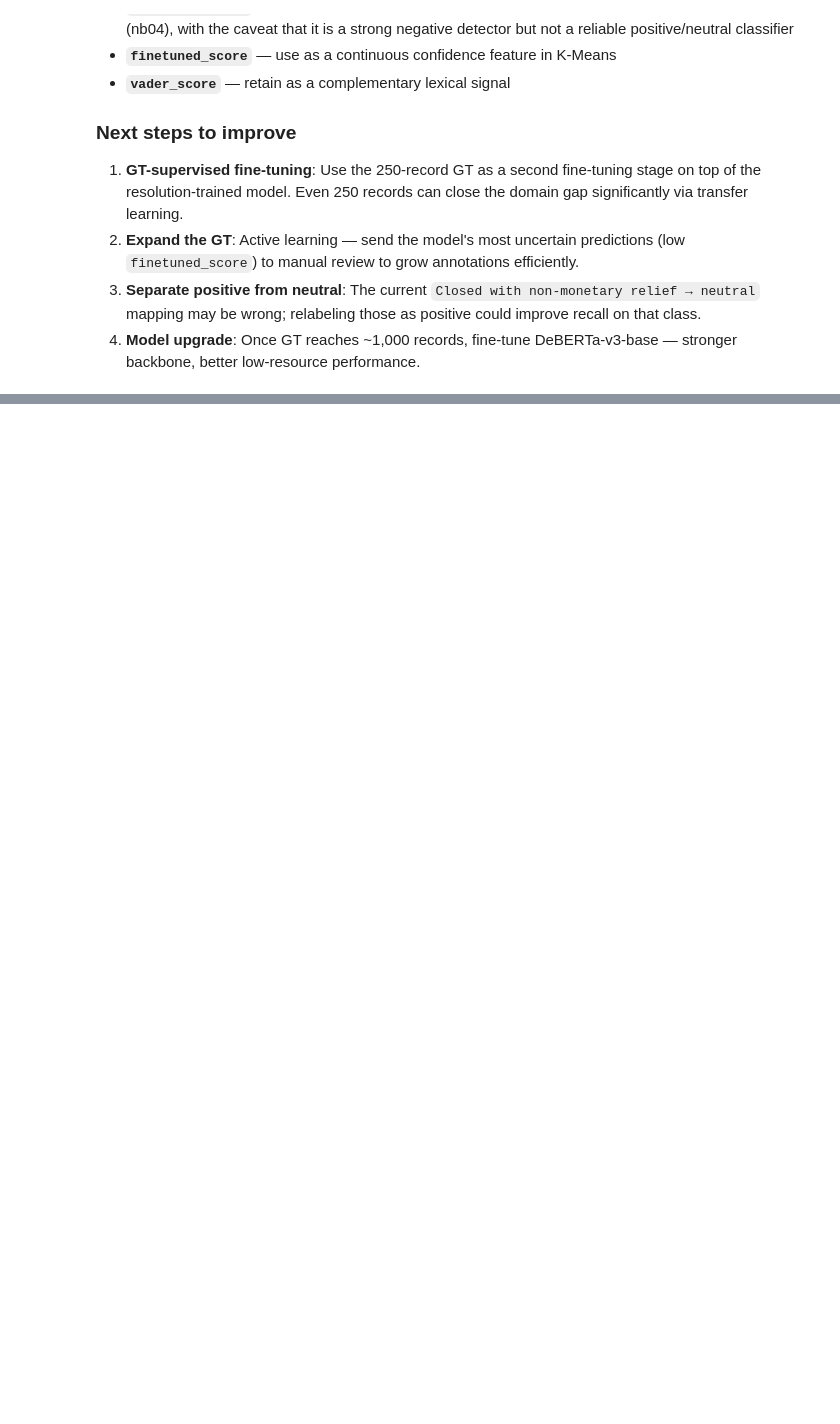
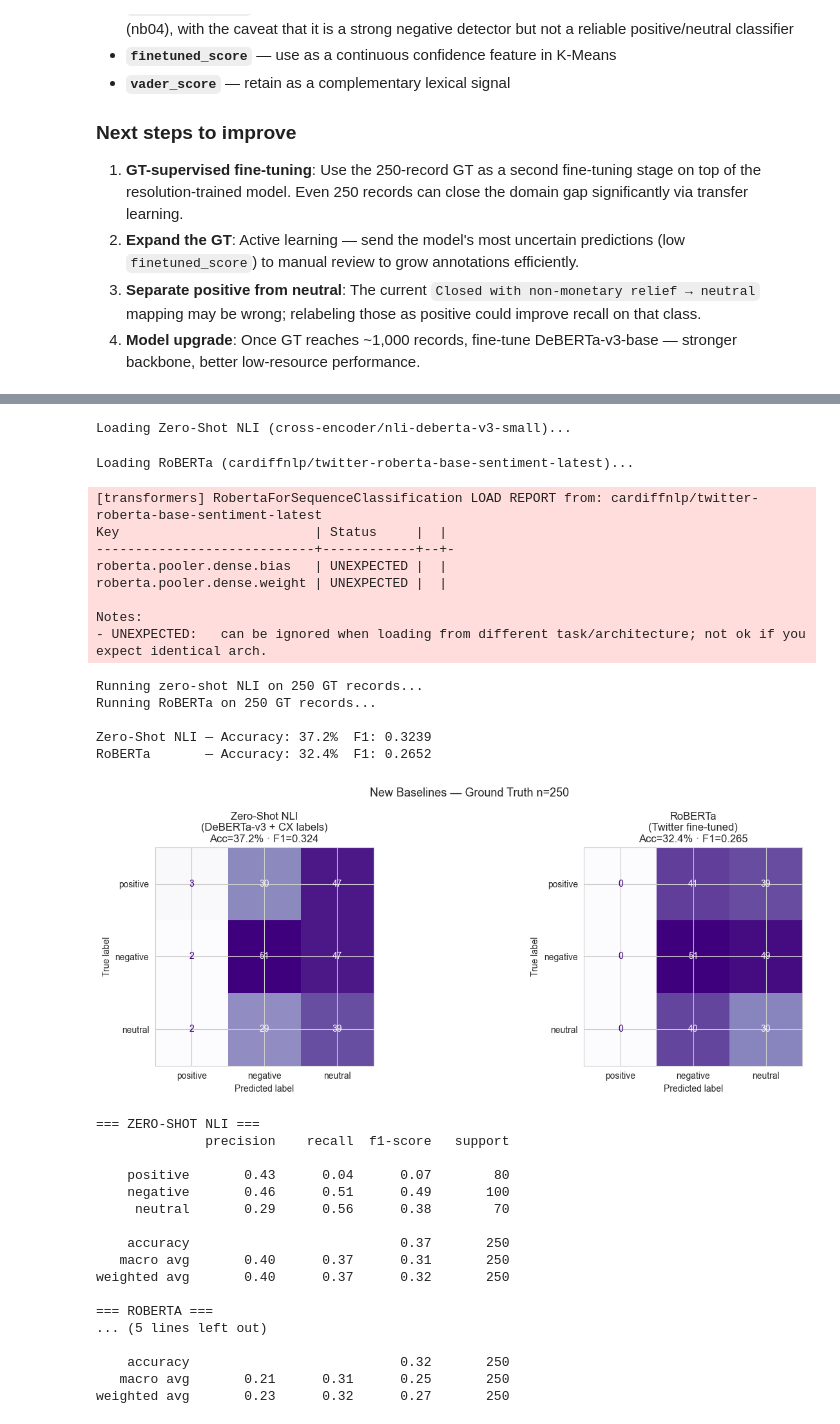
Before and after one commit to nicolaszuleta95/cx-intelligence-nps, a Jupyter notebook: notebooks/02_sentiment_pipeline.ipynb, the cells around one changed output, grey strips where cells are left out. Saved outputs shown, nothing was run; the diff lists cells and outputs as text; code cells hidden in the pictures; blank space fills up the shorter version.

Commit message:
trying different models and approaches

```diff
--- a/notebooks/02_sentiment_pipeline.ipynb
+++ b/notebooks/02_sentiment_pipeline.ipynb
@@ -839,0 +837,76 @@ The model trained on a proxy label (`company_response_to_consumer`) that correla
+# %%
+
+# §12.1 — Evaluate Zero-Shot NLI and RoBERTa on the 250-record GT
+# Both models are already implemented in src/sentiment.py but were never benchmarked.
+
+print("Loading Zero-Shot NLI (cross-encoder/nli-deberta-v3-small)...")
+zeroshot_pipe = SentimentPipeline(method="zeroshot")
+
+print("Loading RoBERTa (cardiffnlp/twitter-roberta-base-sentiment-latest)...")
+roberta_pipe = SentimentPipeline(method="roberta")
+
+print("\nRunning zero-shot NLI on 250 GT records...")
+zeroshot_preds = [zeroshot_pipe.analyze(t)["label"] for t in texts_gt]
+zeroshot_acc   = accuracy_score(true_labels, zeroshot_preds)
+zeroshot_f1    = f1_score(true_labels, zeroshot_preds, labels=LABEL_ORDER, average="weighted", zero_division=0)
+zeroshot_cm    = confusion_matrix(true_labels, zeroshot_preds, labels=LABEL_ORDER)
+
+print("Running RoBERTa on 250 GT records...")
+roberta_preds = [roberta_pipe.analyze(t)["label"] for t in texts_gt]
+roberta_acc   = accuracy_score(true_labels, roberta_preds)
+roberta_f1    = f1_score(true_labels, roberta_preds, labels=LABEL_ORDER, average="weighted", zero_division=0)
+roberta_cm    = confusion_matrix(true_labels, roberta_preds, labels=LABEL_ORDER)
+
+print(f"\nZero-Shot NLI — Accuracy: {zeroshot_acc*100:.1f}%  F1: {zeroshot_f1:.4f}")
+print(f"RoBERTa       — Accuracy: {roberta_acc*100:.1f}%  F1: {roberta_f1:.4f}")
+
+fig, axes = plt.subplots(1, 2, figsize=(14, 5))
+for ax, (name, cm, acc, f1) in zip(axes, [
+    ("Zero-Shot NLI\n(DeBERTa-v3 + CX labels)", zeroshot_cm, zeroshot_acc, zeroshot_f1),
+    ("RoBERTa\n(Twitter fine-tuned)",            roberta_cm,  roberta_acc,  roberta_f1),
+]):
+    ConfusionMatrixDisplay(confusion_matrix=cm, display_labels=LABEL_ORDER).plot(
+        ax=ax, colorbar=False, cmap="Purples")
+    ax.set_title(f"{name}\nAcc={acc*100:.1f}% · F1={f1:.3f}")
+plt.suptitle("New Baselines — Ground Truth n=250", fontsize=13)
+plt.tight_layout()
+plt.show()
+
+print("\n=== ZERO-SHOT NLI ===")
+print(classification_report(true_labels, zeroshot_preds, labels=LABEL_ORDER, zero_division=0))
+print("=== ROBERTA ===")
+print(classification_report(true_labels, roberta_preds, labels=LABEL_ORDER, zero_division=0))
+# %% [output]
+Loading Zero-Shot NLI (cross-encoder/nli-deberta-v3-small)...
+Loading RoBERTa (cardiffnlp/twitter-roberta-base-sentiment-latest)...
+[transformers] RobertaForSequenceClassification LOAD REPORT from: cardiffnlp/twitter-roberta-base-sentiment-latest
+Key                         | Status     |  |
+----------------------------+------------+--+-
+roberta.pooler.dense.bias   | UNEXPECTED |  |
+roberta.pooler.dense.weight | UNEXPECTED |  |
+
+Notes:
+- UNEXPECTED:   can be ignored when loading from different task/architecture; not ok if you expect identical arch.
+Running zero-shot NLI on 250 GT records...
+Running RoBERTa on 250 GT records...
+
+Zero-Shot NLI — Accuracy: 37.2%  F1: 0.3239
+RoBERTa       — Accuracy: 32.4%  F1: 0.2652
+[figure, added]
+=== ZERO-SHOT NLI ===
+              precision    recall  f1-score   support
+
+    positive       0.43      0.04      0.07        80
+    negative       0.46      0.51      0.49       100
+     neutral       0.29      0.56      0.38        70
+
+    accuracy                           0.37       250
+   macro avg       0.40      0.37      0.31       250
+weighted avg       0.40      0.37      0.32       250
+
+=== ROBERTA ===
+... (5 lines left out)
+
+    accuracy                           0.32       250
+   macro avg       0.21      0.31      0.25       250
+weighted avg       0.23      0.32      0.27       250
```
Also changed, not shown: parts of 16 cells of this notebook, 2 other files.
